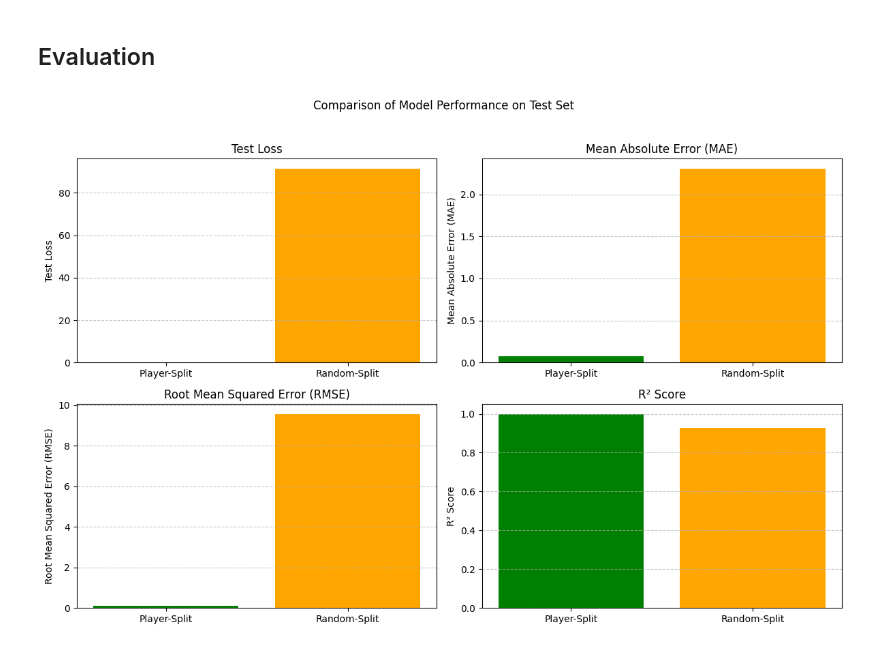
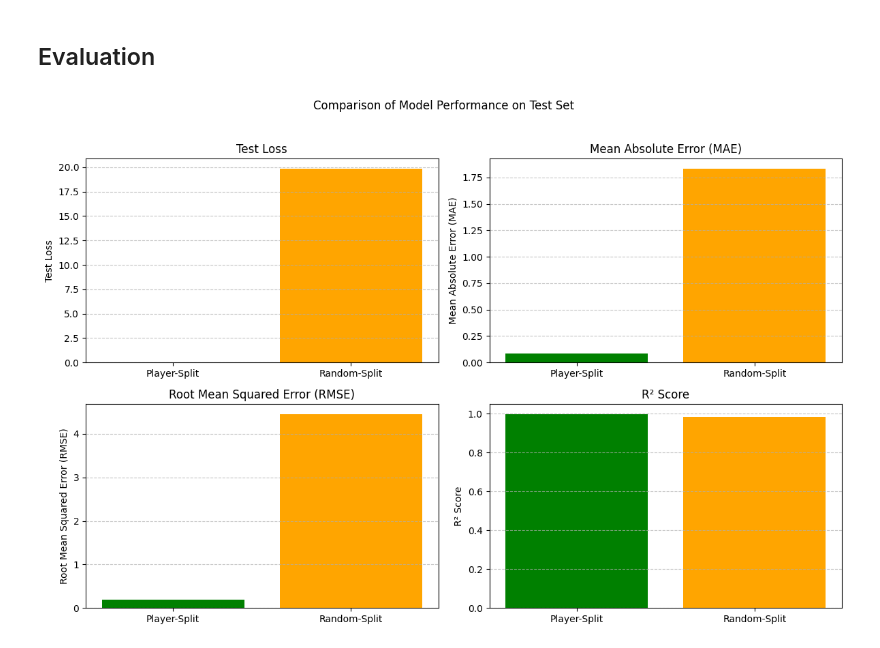
Before and after one commit to Moodys19/knowledge_graphs_portfolio, a Jupyter notebook: graph_neural_network.ipynb, the cells around one changed output. Cells and saved outputs as stored; diff of their text form; code cells hidden in the pictures.

Commit message:
add batch learning

```diff
--- a/graph_neural_network.ipynb
+++ b/graph_neural_network.ipynb
@@ -325,0 +326,13 @@ No overlaps detected. The split is valid.
+# %%
+def create_subgraph(data, mask):
+    """Creates a subgraph containing only the nodes from the given mask."""
+    node_indices = mask.nonzero(as_tuple=True)[0]  # Get the indices of nodes in this split
+    edge_index, _ = subgraph(node_indices, data.edge_index, relabel_nodes=True)  # Extract subgraph edges
+
+    return Data(
+        x=data.x[node_indices],  # Features of selected nodes
+        edge_index=edge_index,   # Only edges within this subset
+        y=data.y[node_indices],  # Target labels for these nodes
+    )
+
+batch_size = 64
@@ -384,7 +474,7 @@ def evaluate(model, data, criterion, mask):
 # %% [markdown]
 ## Random Split Model Implementation
 # %%
-input_dim_rand = data_rand.x.shape[1]  # anz features per node
+input_dim_rand = data_rand.x.shape[1]
 hidden_dim_rand = 32
 
 set_seed(1120)
@@ -393,19 +483,16 @@ optimizer_rand = torch.optim.Adam(model_rand.parameters(), lr=0.001, weight_deca
 scheduler_rand = StepLR(optimizer_rand, step_size=1000, gamma=0.8)
 criterion_rand = nn.MSELoss()
 
-# training
 num_epochs_rand = 10000
 best_val_loss_rand = float("inf")
-best_model_rand = None
 patience_rand = 500
 counter_rand = 0
 
 for epoch in range(1, num_epochs_rand + 1):
-    train_loss_rand = train(model_rand, data_rand, optimizer_rand, criterion_rand)
-    scheduler_rand.step()
-    val_loss_rand, val_mae_rand, val_rmse_rand, val_r2_rand = evaluate(model_rand, data_rand, criterion_rand, data_rand.val_mask)
+    train_loss_rand = train(model_rand, train_loader_rand, optimizer_rand, criterion_rand)
+    val_loss_rand, val_mae_rand, val_rmse_rand, val_r2_rand = evaluate(model_rand, val_loader_rand, criterion_rand)
 
-    # save best model
+    # Save best model
     if val_loss_rand < best_val_loss_rand:
         best_val_loss_rand = val_loss_rand
         best_model_rand = model_rand.state_dict()
@@ -414,7 +501,7 @@ for epoch in range(1, num_epochs_rand + 1):
         counter_rand += 1
 
     if counter_rand >= patience_rand:
-        print(f"Early stopping triggered at epoch {epoch}")
+        print(f"Early stopping at epoch {epoch}")
         print(f"Epoch {epoch:03d} | Train Loss: {train_loss_rand:.4f} | Val Loss: {val_loss_rand:.4f} | Val MAE: {val_mae_rand:.4f} | Val RMSE: {val_rmse_rand:.4f} | Val R^2: {val_r2_rand:.4f}")
         break
 
@@ -522,7 +603,6 @@ print(f"Model saved successfully at {model_path}")
 Model saved successfully at models/best_model.pth
 # %%
 # eval on test set
-model.load_state_dict(best_model)
-test_loss, test_mae, test_rmse, test_r2 = evaluate(model, data, criterion, data.test_mask)
+test_loss, test_mae, test_rmse, test_r2 = evaluate(model, test_loader, criterion)
 print(f"\nFinal Test Evaluation - Loss: {test_loss:.4f} | MAE: {test_mae:.4f} | RMSE: {test_rmse:.4f} | R^2: {test_r2:.4f}")
 # %% [output]
@@ -530,26 +610,26 @@ Final Test Evaluation - Loss: 0.0133 | MAE: 0.0754 | RMSE: 0.1153 | R^2: 0.9998
 # %% [markdown]
 ## Evaluation
 # %%
-test_loss, test_mae, test_rmse, test_r2 = evaluate(model, data, criterion, data.test_mask)
-test_loss_rand, test_mae_rand, test_rmse_rand, test_r2_rand = evaluate(model_rand, data_rand, criterion, data_rand.test_mask)
+test_loss, test_mae, test_rmse, test_r2 = evaluate(model, test_loader, criterion)
+test_loss_rand, test_mae_rand, test_rmse_rand, test_r2_rand = evaluate(model_rand, test_loader_rand, criterion_rand)
 
 metrics = {
     "Test Loss": [test_loss, test_loss_rand],
     "Mean Absolute Error (MAE)": [test_mae, test_mae_rand],
     "Root Mean Squared Error (RMSE)": [test_rmse, test_rmse_rand],
     "R² Score": [test_r2, test_r2_rand]
 }
 
 fig, axes = plt.subplots(2, 2, figsize=(12, 8))
 fig.suptitle("Comparison of Model Performance on Test Set")
 
 for ax, (metric_name, values) in zip(axes.flat, metrics.items()):
     ax.bar(["Player-Split", "Random-Split"], values, color=["green", "orange"])
     ax.set_title(metric_name)
     ax.set_ylabel(metric_name)
     ax.grid(axis="y", linestyle="--", alpha=0.7)
 
 plt.tight_layout(rect=[0, 0, 1, 0.96])
 plt.show()
 # %% [output]
-[figure, old version]
+[figure, new version]
```
Also changed, not shown: parts of 13 cells of this notebook, 2 other files.
